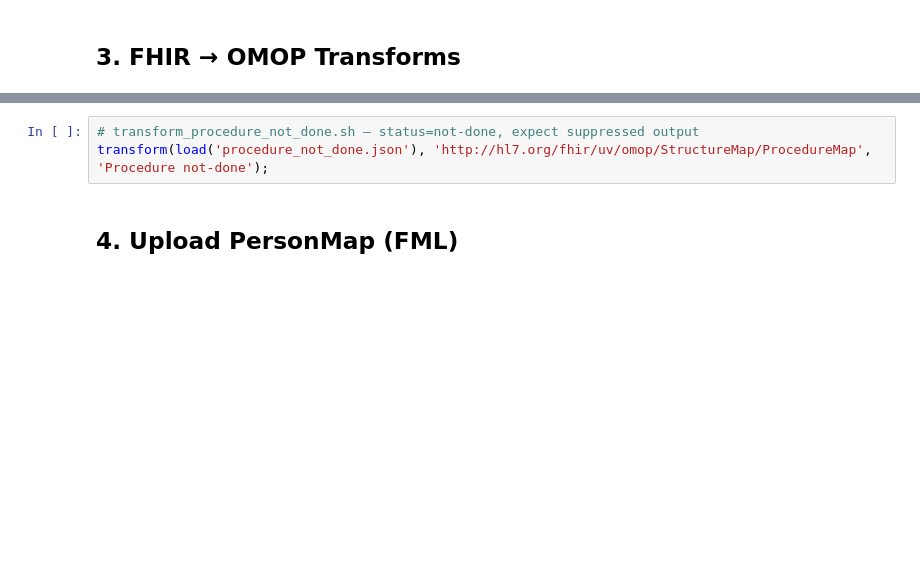
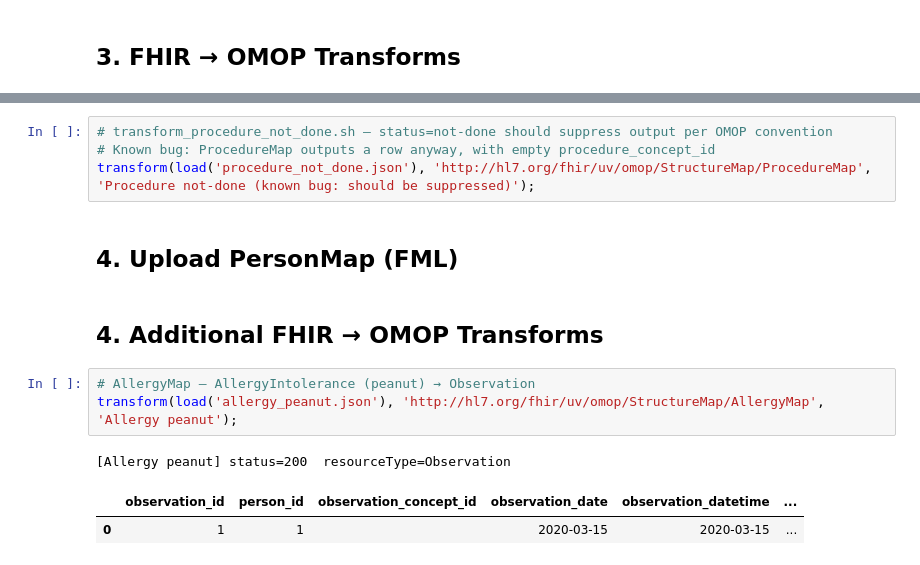
Before and after one commit to croeder-fhir-to-omop/jupyter_docker, a Jupyter notebook: notebooks/matchbox_demo.ipynb, the cells around one changed output, grey strips where cells are left out. Cells and saved outputs as stored; diff of their text form; blank space fills up the shorter version.

Commit message:
Expand demo notebook to cover all 11 OMOP IG StructureMaps with known bugs documented
Co-Authored-By: Claude Sonnet 4.6 <noreply@anthropic.com>

```diff
--- a/notebooks/matchbox_demo.ipynb
+++ b/notebooks/matchbox_demo.ipynb
@@ -149,5 +235,15 @@ transform(load('procedure_completed.json'), 'http://hl7.org/fhir/uv/omop/Structu
 # %%
-# transform_procedure_not_done.sh — status=not-done, expect suppressed output
-transform(load('procedure_not_done.json'), 'http://hl7.org/fhir/uv/omop/StructureMap/ProcedureMap', 'Procedure not-done');
+# transform_procedure_not_done.sh — status=not-done should suppress output per OMOP convention
+# Known bug: ProcedureMap outputs a row anyway, with empty procedure_concept_id
+transform(load('procedure_not_done.json'), 'http://hl7.org/fhir/uv/omop/StructureMap/ProcedureMap', 'Procedure not-done (known bug: should be suppressed)');
 # %% [markdown]
 ## 4. Upload PersonMap (FML)
+# %% [markdown]
+## 4. Additional FHIR → OMOP Transforms
+# %%
+# AllergyMap — AllergyIntolerance (peanut) → Observation
+transform(load('allergy_peanut.json'), 'http://hl7.org/fhir/uv/omop/StructureMap/AllergyMap', 'Allergy peanut');
+# %% [output]
+[Allergy peanut] status=200  resourceType=Observation
+|  | observation_id | person_id | observation_concept_id | observation_date | observation_datetime | ... |
+| 0 | 1 | 1 |  | 2020-03-15 | 2020-03-15 | ... |
```
Also changed, not shown: parts of 21 cells of this notebook.
